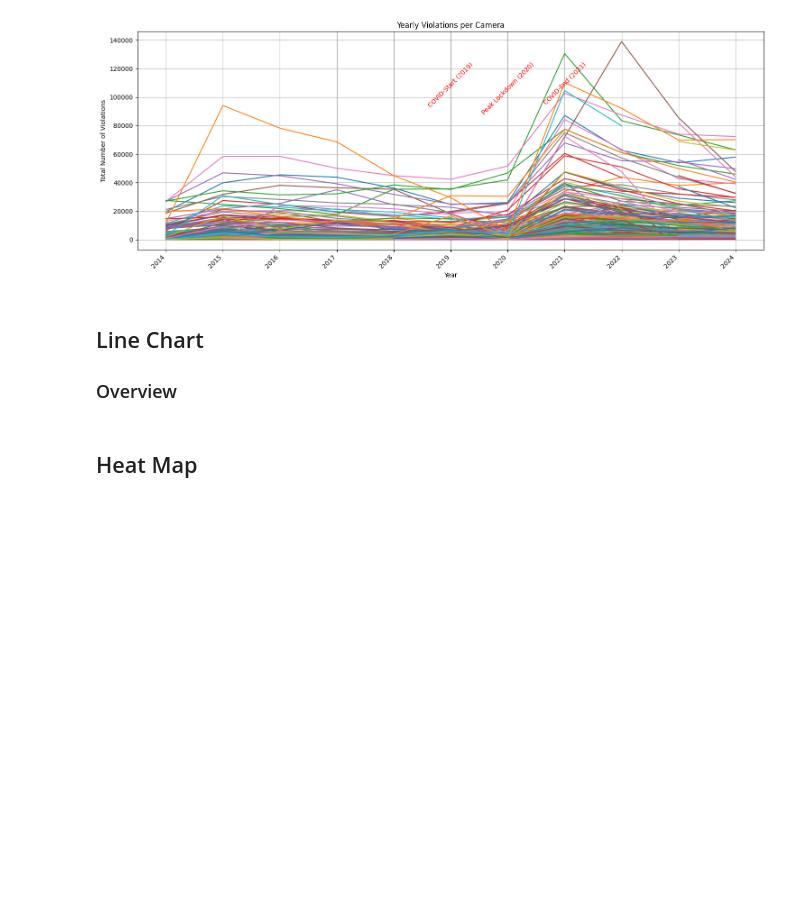
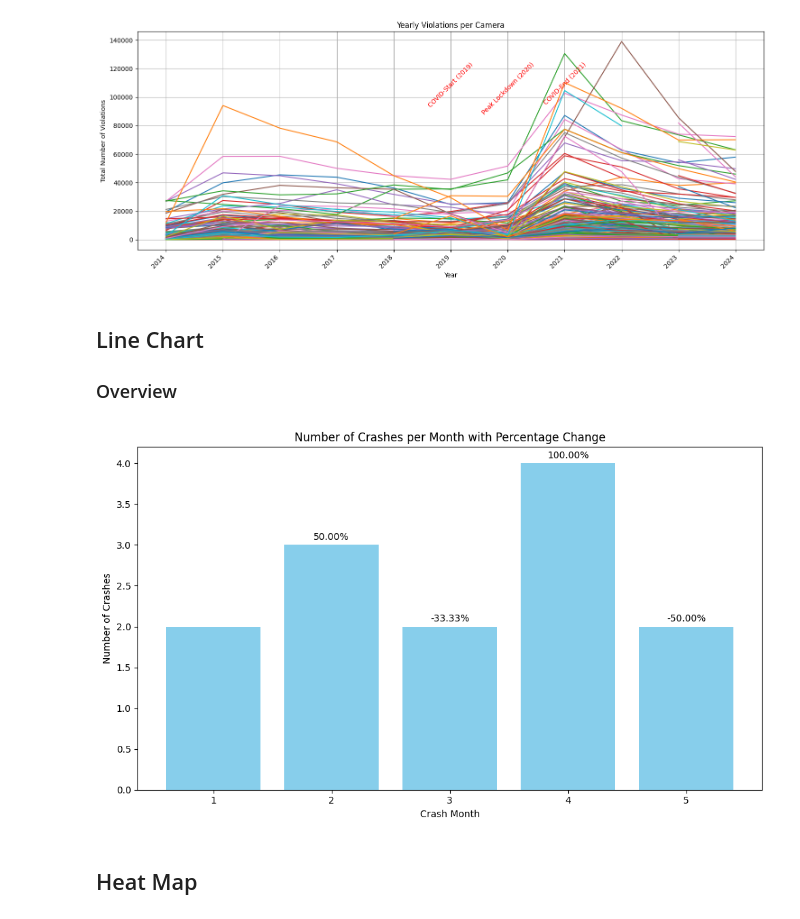
Before and after one commit to rmasud-michigan/siads_521_assignment_3, a Jupyter notebook: Assignment_3.ipynb, the cells around one changed output. Saved outputs shown, nothing was run; the diff lists cells and outputs as text; code cells hidden in the pictures; blank space fills up the shorter version.

```diff
--- a/Assignment_3.ipynb
+++ b/Assignment_3.ipynb
@@ -412,6 +411,62 @@ def on_change(change):
 w.observe(on_change,names='value')
 
 display(w)
+# %%
+import matplotlib.pyplot as plt
+import pandas as pd
+import numpy as np
+
+def plot_monthly_crash_change(df):
+    """
+    Generates a bar plot of crash counts per month with percentage change annotations.
+
+    Args:
+        df (pd.DataFrame): DataFrame containing crash data with a 'CRASH_MONTH' column.
+    """
+    if 'CRASH_MONTH' not in df.columns:
+        print("Error: DataFrame must contain a 'CRASH_MONTH' column.")
+        return
+
+    # Aggregate by CRASH_MONTH and count the number of crashes
+    monthly_counts = df['CRASH_MONTH'].value_counts().sort_index()
+
+    # Prepare data for plotting
+    months = monthly_counts.index.tolist()
+    counts = monthly_counts.values.tolist()
+
+    # Create the bar plot
+    plt.figure(figsize=(10, 6))
+    bars = plt.bar(months, counts, color='skyblue')
+    plt.xlabel('Crash Month')
+    plt.ylabel('Number of Crashes')
+    plt.title('Number of Crashes per Month with Percentage Change')
+    plt.xticks(months)  # Ensure all months are displayed
+
+    # Annotate the percentage of change between the bars
+    for i in range(1, len(counts)):
+        old_count = counts[i-1]
+        new_count = counts[i]
+        if old_count == 0:
+            percentage_change = float('inf') if new_count > 0 else 0
+        else:
+            percentage_change = ((new_count - old_count) / old_count) * 100
+
+        height = bars[i].get_height()
+        plt.annotate(f'{percentage_change:.2f}%',
+                     xy=(bars[i].get_x() + bars[i].get_width() / 2, height),
+                     xytext=(0, 3),  # Offset in points
+                     textcoords='offset points',
+                     ha='center', va='bottom')
+
+    plt.tight_layout()
+    plt.show()
+
+data = {'CRASH_MONTH': [1, 1, 2, 2, 2, 3, 3, 4, 4, 4, 4, 5, 5]}
+crash_data = pd.DataFrame(data)
+
+plot_monthly_crash_change(crash_data)
+# %% [output]
+[figure, added]
 # %%
 
 
```
Also changed, not shown: parts of 1 cell of this notebook, 8 other files.
